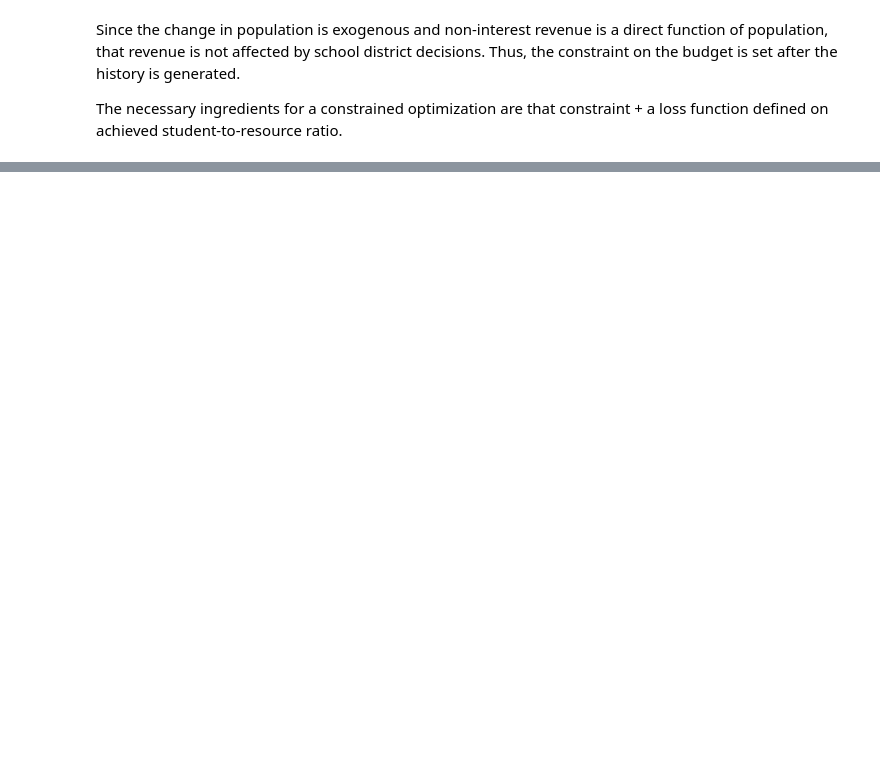
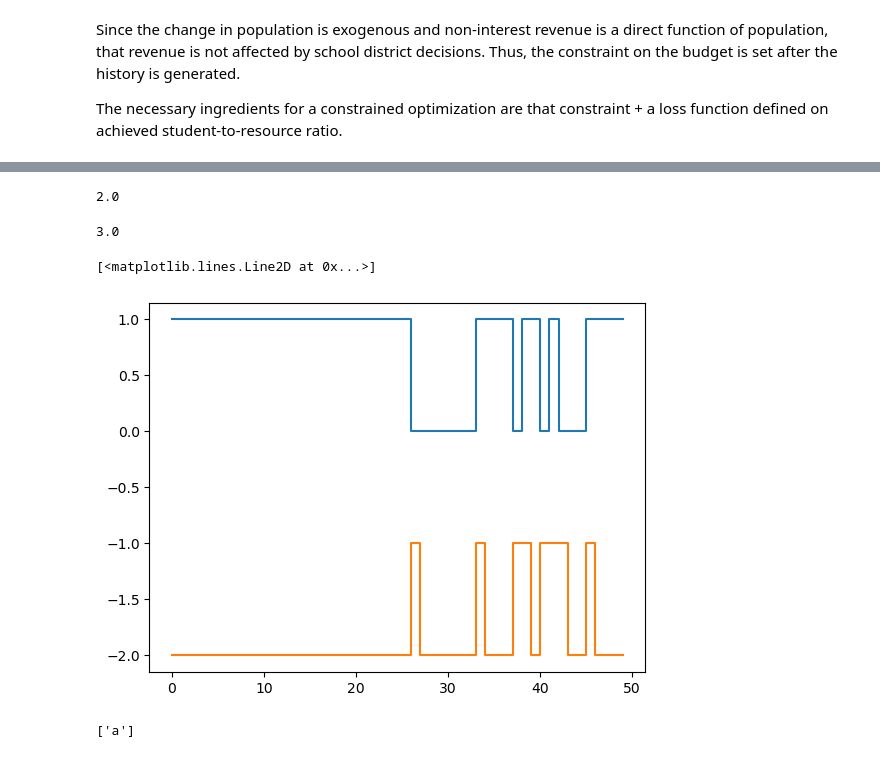
Before and after one commit to amatrhr/cas_570_project, a Jupyter notebook: school_district_and_closure.ipynb, the cells around one changed output, grey strips where cells are left out. Drawn from its saved outputs; the diff is of its cells as text; code cells hidden in the pictures; blank space fills up the shorter version.

```diff
--- a/school_district_and_closure.ipynb
+++ b/school_district_and_closure.ipynb
@@ -699,0 +593,18 @@ plt.plot(new_count['rev_ratios'])
+# %%
+delta[len(delta)-1]
+# %% [output]
+2.0
+# %%
+td
+# %% [output]
+3.0
+# %%
+plt.step(x=range(len(fci[0])),y=fci[0])
+plt.step(x=range(len(fci[0])),y=[ int(x)-2 for x in fci[2]])
+# %% [output]
+[<matplotlib.lines.Line2D at 0x...>]
+[figure, added]
+# %%
+deepcopy(['a'])
+# %% [output]
+['a']
```
Also changed, not shown: parts of 39 cells of this notebook, 2 other files.
